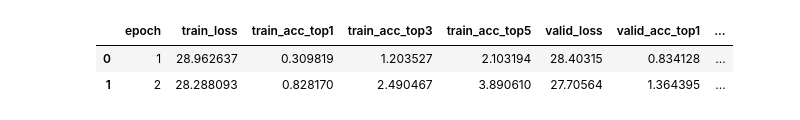
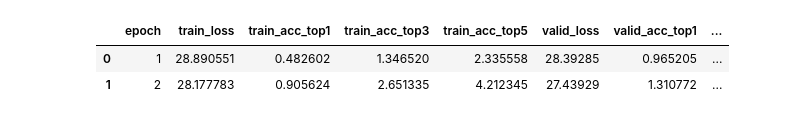
Before and after one commit to KiyoshiKAWASAKI/pami_osr, a Jupyter notebook: utils/plot_loss.ipynb, the cells around one changed output. Cells and saved outputs as stored; diff of their text form; code cells hidden in the pictures.

```diff
--- a/utils/plot_loss.ipynb
+++ b/utils/plot_loss.ipynb
@@ -14,6 +11,15 @@ df.columns = df.columns.str.strip()
+# %%
+# Load all the results together
+df_original = pd.read_csv(msd_csv, delimiter=",", index_col=False)
+df_pp_mul = pd.read_csv(msd_5_weight_csv, delimiter=",", index_col=False)
+df_pp_add = pd.read_csv(msd_pp_csv, delimiter=",", index_col=False)
+
+df_original.columns = df_original.columns.str.strip()
+df_pp_mul.columns = df_pp_mul.columns.str.strip()
+df_pp_add.columns = df_pp_add.columns.str.strip()
 # %%
-df.head(2)
+df_original.head(2)
 # %% [output]
 |  | epoch | train_loss | train_acc_top1 | train_acc_top3 | train_acc_top5 | valid_loss | valid_acc_top1 | ... |
-| 0 | 1 | 28.962637 | 0.309819 | 1.203527 | 2.103194 | 28.40315 | 0.834128 | ... |
-| 1 | 2 | 28.288093 | 0.828170 | 2.490467 | 3.890610 | 27.70564 | 1.364395 | ... |
+| 0 | 1 | 28.890551 | 0.482602 | 1.346520 | 2.335558 | 28.39285 | 0.965205 | ... |
+| 1 | 2 | 28.177783 | 0.905624 | 2.651335 | 4.212345 | 27.43929 | 1.310772 | ... |
```
Also changed, not shown: parts of 6 cells of this notebook, 3 other files.
